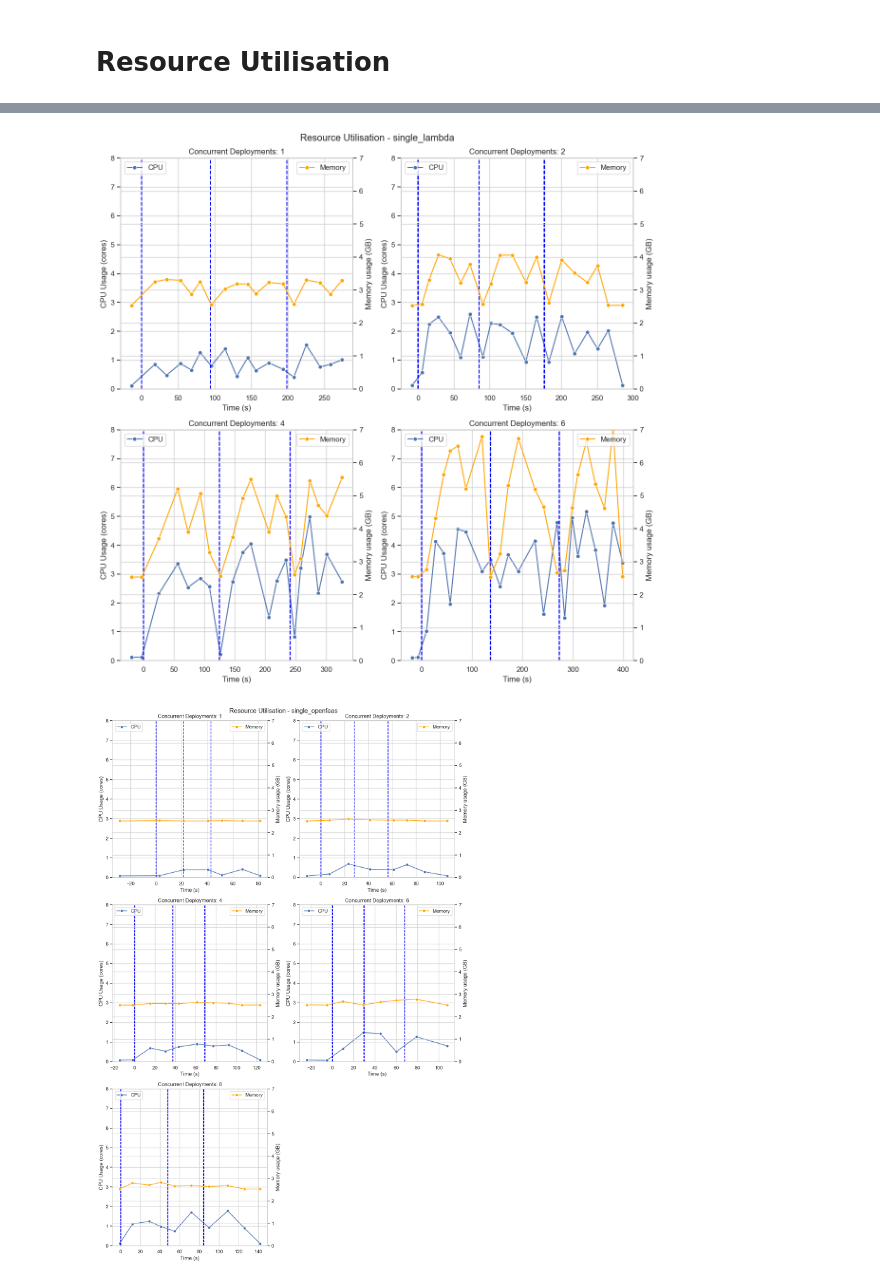
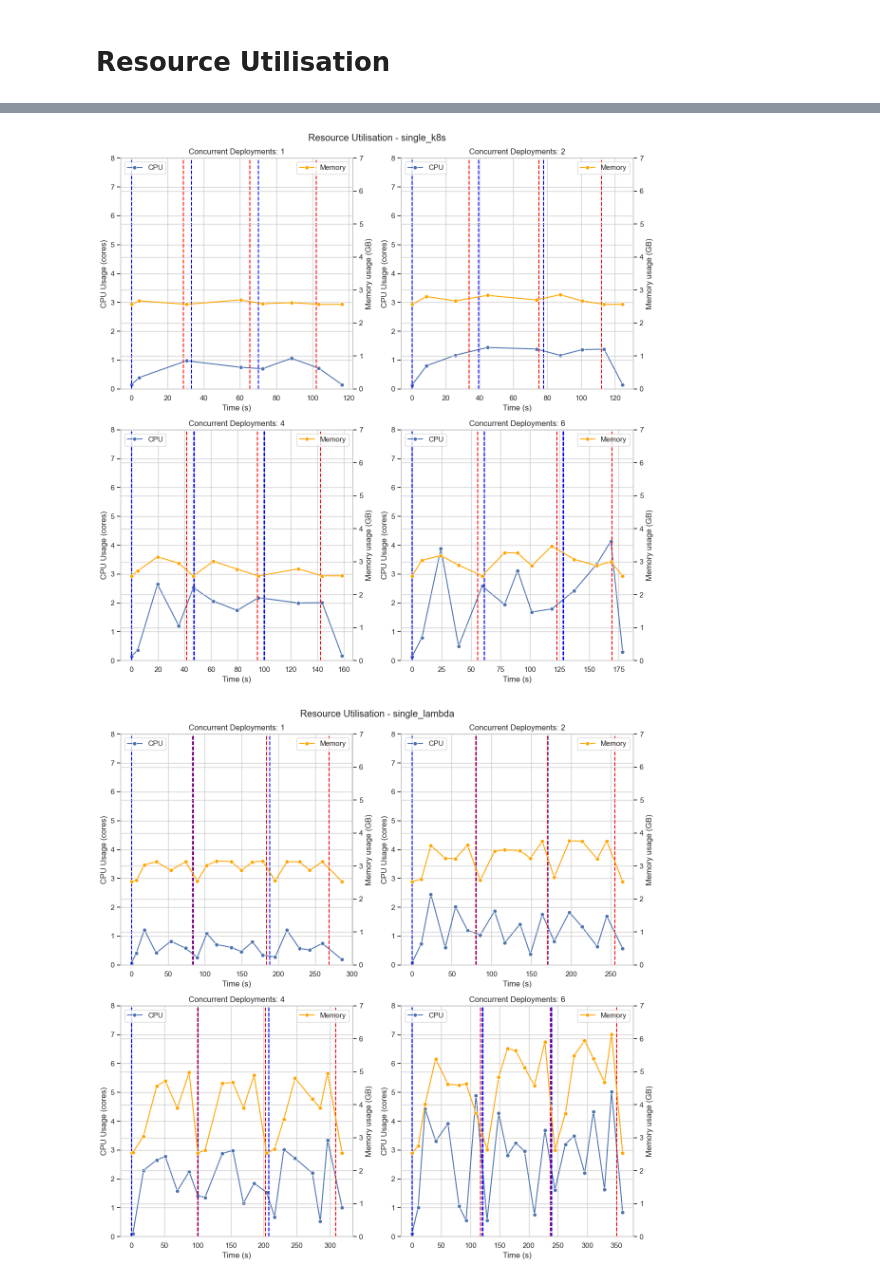
Before and after one commit to Apollo-Tools/resource-manager, a Jupyter notebook: benchmark/results/rm-analysis/utilisation.ipynb, the cells around one changed output, grey strips where cells are left out. Cells and saved outputs as stored; diff of their text form; code cells hidden in the pictures.

```diff
--- a/benchmark/results/rm-analysis/utilisation.ipynb
+++ b/benchmark/results/rm-analysis/utilisation.ipynb
@@ -41,10 +42,11 @@ for root, dirs, files in os.walk(ru_dir):
 
                      if file_path.endswith('_util.csv'):
                             df = df.drop('id', axis=1)
-                            df = df.drop(df[df["timestamp"] > (finish_timestamp + 30000)].index)
+                            df = df.drop(df[df["timestamp"] > (finish_timestamp + 20000)].index)
                             df["timestamp"] = (df["timestamp"] - start_timestamp) / 1000
+                            df.loc[df["timestamp"] < 0, 'timestamp'] = 0.0
                             df["memory"] = df["memory"] / 1_000_000_000
-                            df_util = pd.concat([df_util, df.drop_duplicates(subset=['timestamp', 'cpu', 'memory'])], ignore_index=True)
+                            df_util = pd.concat([df_util, df.drop_duplicates(subset=['timestamp', 'type', 'concurrent_deployments'])], ignore_index=True)
                      else:
                             df["start_response_time"] = df["start_response"] - df["start"]
                             df["terminate_response_time"] = df["terminate_response"] - df["terminate"]
@@ -183,6 +185,10 @@ for type_ in types:
               start_times = df_timestamps[(df_timestamps['type'] == type_) & (df_timestamps['concurrent_deployments'] == concurrent_deployment)]['start']
               for start_time in start_times:
                      ax[i].axvline(x=start_time, color='blue', linestyle='--', label='Deployment Start')
+              terminated_times = df_timestamps[(df_timestamps['type'] == type_) & (df_timestamps['concurrent_deployments'] == concurrent_deployment)].groupby(['id', 'type', 'concurrent_deployments'])['terminated'].max()
+              for terminated_time in terminated_times:
+                     ax[i].axvline(x=terminated_time, color='red', linestyle='--', label='Terminate End')
+
 
        plt.suptitle(f'Resource Utilisation - {type_}')
        plt.tight_layout()
@@ -197,2 +203,2 @@ for type_ in types:
-[figure, old version]
+[figure, new version]
-[figure, old version]
+[figure, new version]
```
Also changed, not shown: parts of 7 cells of this notebook, 16 other files.
